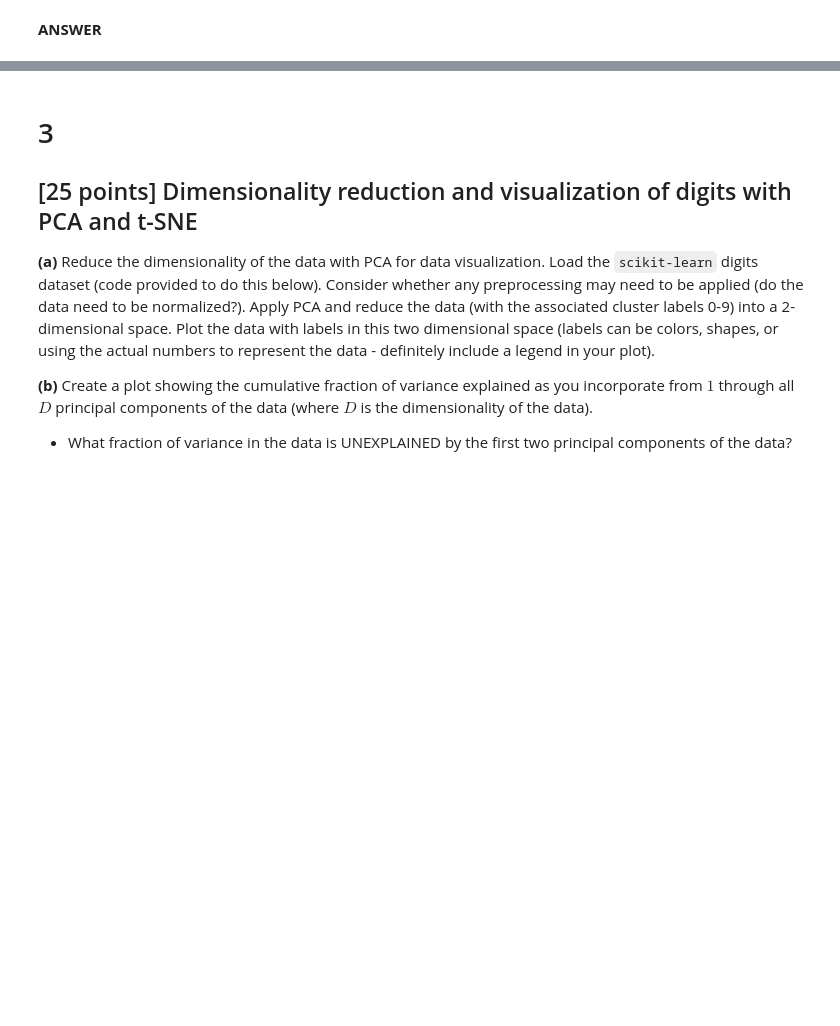
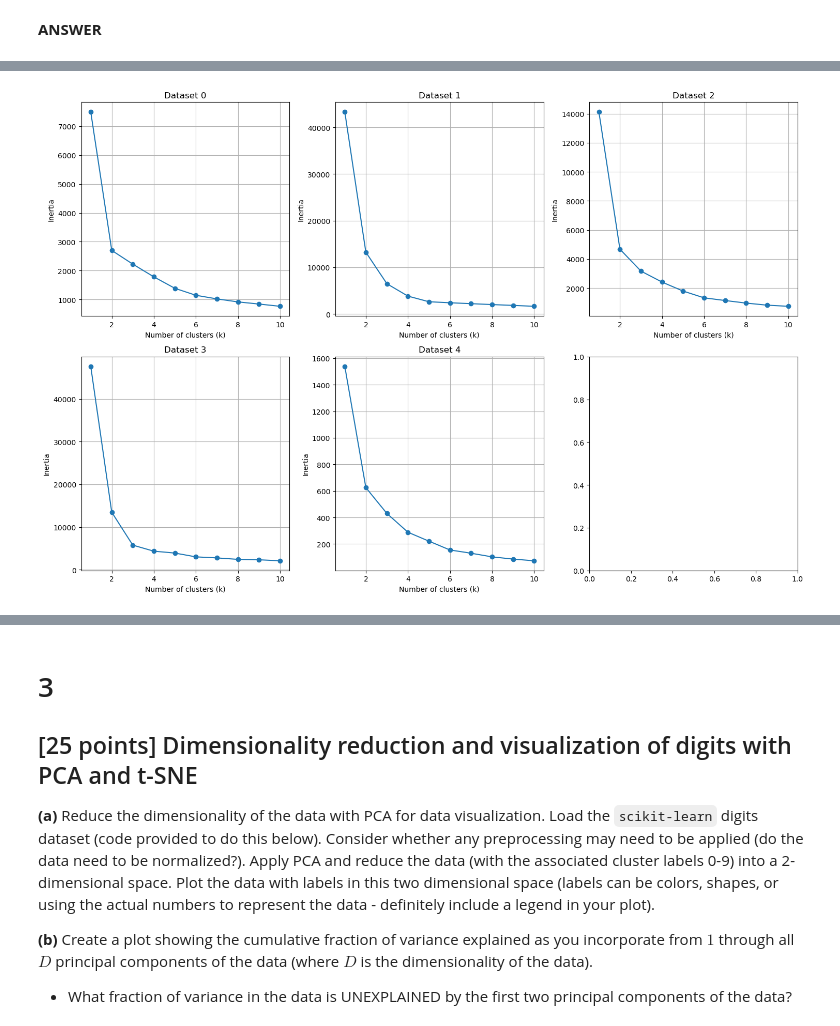
Before and after one commit to dani-jimlar/ML_assignments, a Jupyter notebook: a_5/Assignment_5.ipynb, the cells around one changed output, grey strips where cells are left out. Cells and saved outputs as stored; diff of their text form; code cells hidden in the pictures; blank space fills up the shorter version.

```diff
--- a/a_5/Assignment_5.ipynb
+++ b/a_5/Assignment_5.ipynb
@@ -472,0 +583,25 @@ def plot_cluster(ax, data, cluster_assignments):
+# %%
+import numpy as np
+import matplotlib.pyplot as plt
+from sklearn.cluster import KMeans
+
+
+fig, axs = plt.subplots(2, 3, figsize=(15, 10))
+
+for i, ax in enumerate(axs.flat):
+    if i < len(X):
+        inertias = []
+        for k in range(1, 11):
+            kmeans = KMeans(n_clusters=k, random_state=0)
+            kmeans.fit(X[i])
+            inertias.append(kmeans.inertia_)
+        # Plot the elbow curve
+        ax.plot(range(1, 11), inertias, marker="o")
+        ax.set_title(f"Dataset {i}")
+        ax.set_xlabel("Number of clusters (k)")
+        ax.set_ylabel("Inertia")
+        ax.grid(True)
+plt.tight_layout()
+plt.show()
+# %% [output]
+[figure, added]
```
Also changed, not shown: parts of 37 cells of this notebook.
